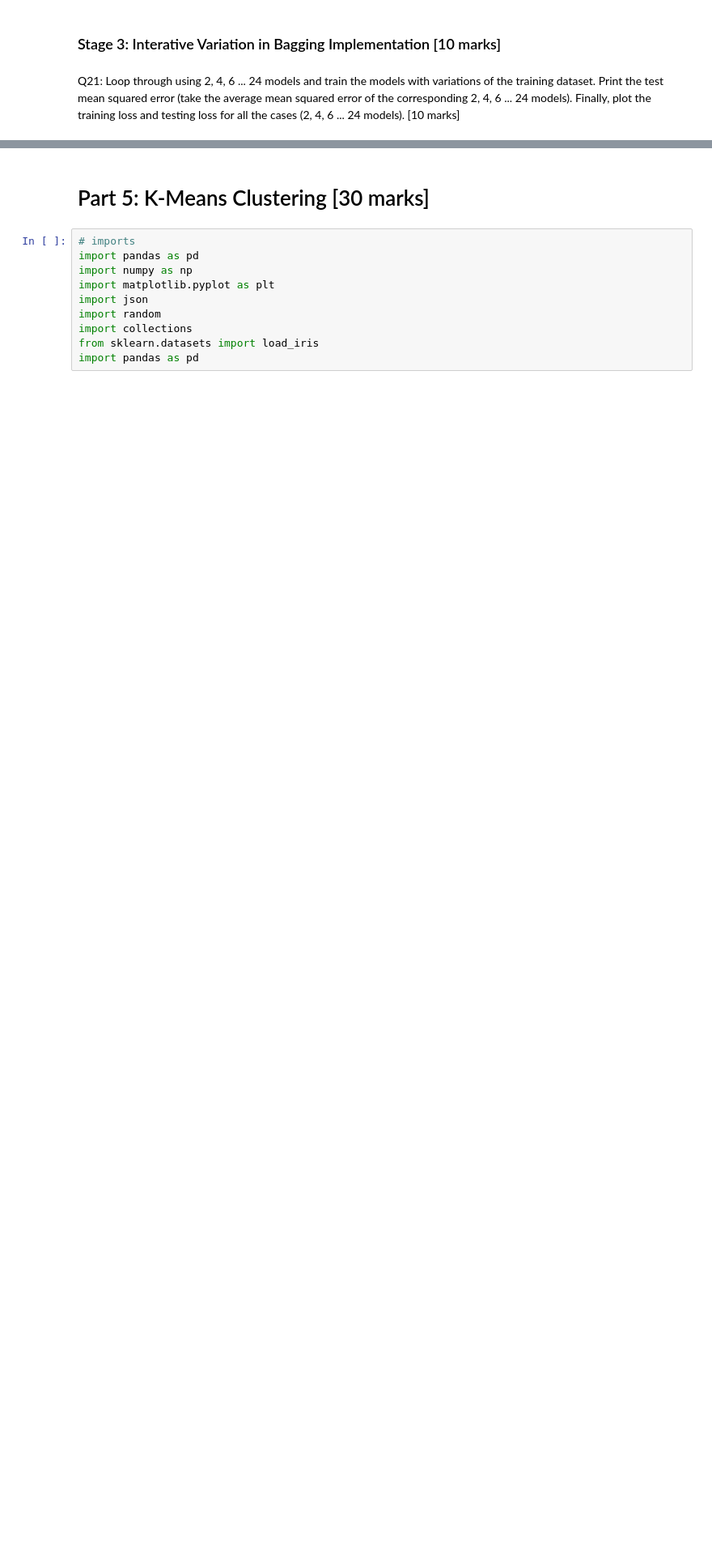
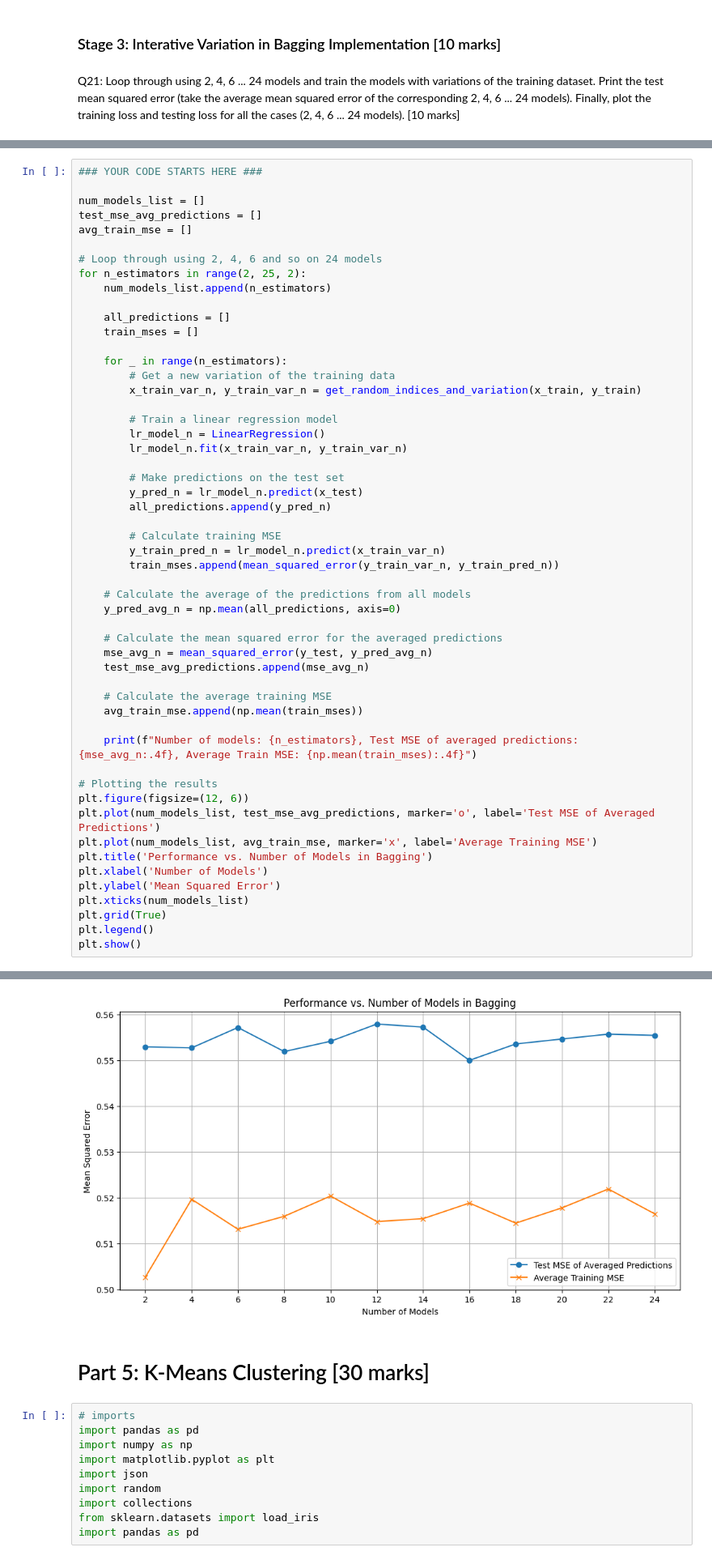
Before and after one commit to subhashiitb/IITKGP-ML, a Jupyter notebook: Assignment/Module1/Module -1 ML Assignment-Starter-Notebook.ipynb, the cells around one changed output, grey strips where cells are left out. Shown at 81% size. Cells and saved outputs as stored; diff of their text form; blank space fills up the shorter version.

```diff
--- a/Assignment/Module1/Module -1 ML Assignment-Starter-Notebook.ipynb
+++ b/Assignment/Module1/Module -1 ML Assignment-Starter-Notebook.ipynb
@@ -702,0 +719,54 @@ Q21: Loop through using 2, 4, 6 ... 24 models and train the models with variatio
+# %%
+### YOUR CODE STARTS HERE ###
+
+num_models_list = []
+test_mse_avg_predictions = []
+avg_train_mse = []
+
+# Loop through using 2, 4, 6 and so on 24 models
+for n_estimators in range(2, 25, 2):
+    num_models_list.append(n_estimators)
+
+    all_predictions = []
+    train_mses = []
+
+    for _ in range(n_estimators):
+        # Get a new variation of the training data
+        x_train_var_n, y_train_var_n = get_random_indices_and_variation(x_train, y_train)
+
+        # Train a linear regression model
+        lr_model_n = LinearRegression()
+        lr_model_n.fit(x_train_var_n, y_train_var_n)
+
+        # Make predictions on the test set
+        y_pred_n = lr_model_n.predict(x_test)
+        all_predictions.append(y_pred_n)
+
+        # Calculate training MSE
+        y_train_pred_n = lr_model_n.predict(x_train_var_n)
+        train_mses.append(mean_squared_error(y_train_var_n, y_train_pred_n))
+
+    # Calculate the average of the predictions from all models
+    y_pred_avg_n = np.mean(all_predictions, axis=0)
+
+    # Calculate the mean squared error for the averaged predictions
+    mse_avg_n = mean_squared_error(y_test, y_pred_avg_n)
+    test_mse_avg_predictions.append(mse_avg_n)
+
+    # Calculate the average training MSE
+    avg_train_mse.append(np.mean(train_mses))
+
+    print(f"Number of models: {n_estimators}, Test MSE of averaged predictions: {mse_avg_n:.4f}, Average Train MSE: {np.mean(train_mses):.4f}")
+
+# Plotting the results
+plt.figure(figsize=(12, 6))
+plt.plot(num_models_list, test_mse_avg_predictions, marker='o', label='Test MSE of Averaged Predictions')
+plt.plot(num_models_list, avg_train_mse, marker='x', label='Average Training MSE')
+plt.title('Performance vs. Number of Models in Bagging')
+plt.xlabel('Number of Models')
+plt.ylabel('Mean Squared Error')
+plt.xticks(num_models_list)
+plt.grid(True)
+plt.legend()
+plt.show()
+# %% [output]
@@ -703,3 +790,4 @@ Q21: Loop through using 2, 4, 6 ... 24 models and train the models with variatio
+[figure, added]
 # %% [markdown]
 # Part 5: K-Means Clustering [30 marks]
 # %%
```
Also changed, not shown: parts of 4 cells of this notebook.
